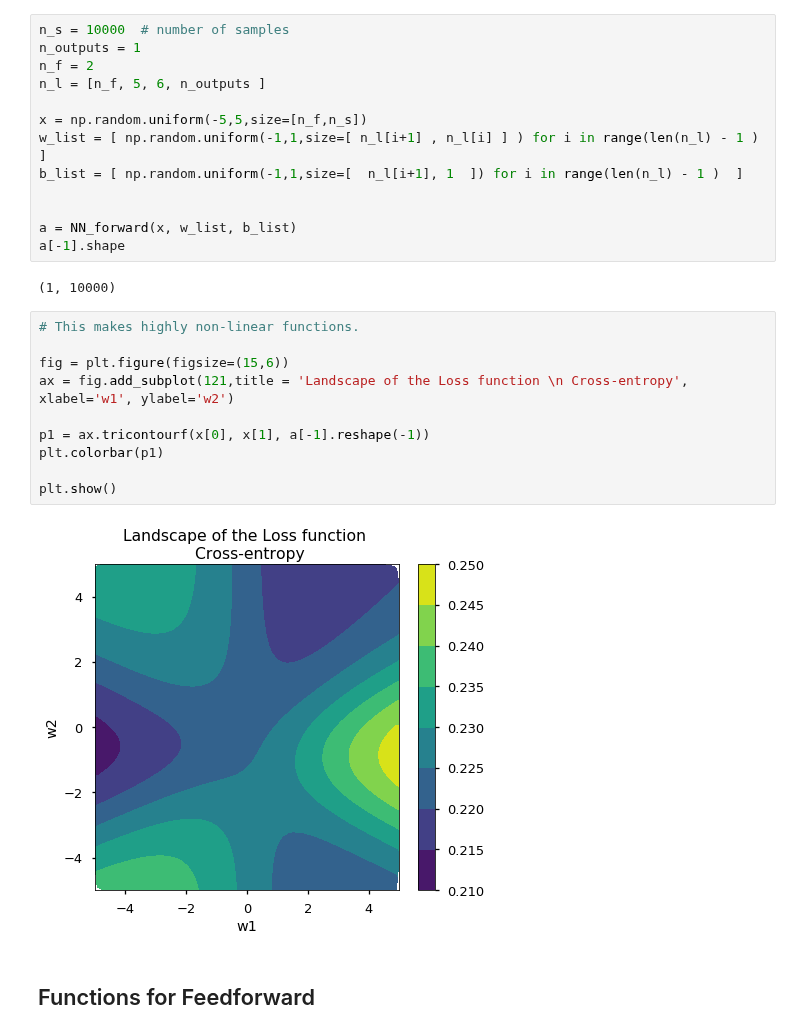
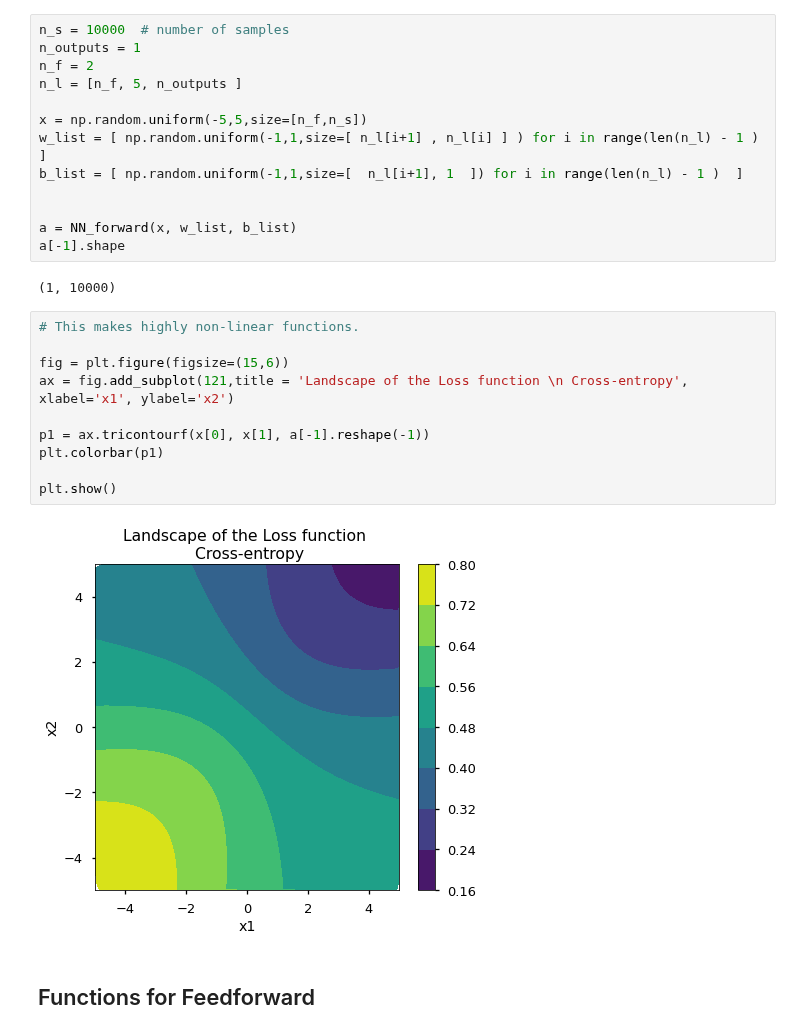
Before and after one commit to sraeisi/Machine_Learning_Physics_Winter20, a Jupyter notebook: Chpt4/NN_FeedForward.ipynb, the cells around one changed output. Cells and saved outputs as stored; diff of their text form.

```diff
--- a/Chpt4/NN_FeedForward.ipynb
+++ b/Chpt4/NN_FeedForward.ipynb
@@ -75,7 +75,7 @@ def NN_forward(X, w_list, b_list):
 n_s = 10000  # number of samples
 n_outputs = 1
 n_f = 2
-n_l = [n_f, 5, 6, n_outputs ]
+n_l = [n_f, 5, n_outputs ]
 
 x = np.random.uniform(-5,5,size=[n_f,n_s])
 w_list = [ np.random.uniform(-1,1,size=[ n_l[i+1] , n_l[i] ] ) for i in range(len(n_l) - 1 )  ]
@@ -89,15 +89,15 @@ a[-1].shape
 # %%
 # This makes highly non-linear functions.
 
 fig = plt.figure(figsize=(15,6))
-ax = fig.add_subplot(121,title = 'Landscape of the Loss function \n Cross-entropy', xlabel='w1', ylabel='w2')
+ax = fig.add_subplot(121,title = 'Landscape of the Loss function \n Cross-entropy', xlabel='x1', ylabel='x2')
 
 p1 = ax.tricontourf(x[0], x[1], a[-1].reshape(-1))
 plt.colorbar(p1)
 
 plt.show()
 # %% [output]
-[figure, old version]
+[figure, new version]
 # %% [markdown]
 ## Functions for Feedforward
 # %%
```
Also changed, not shown: parts of 7 cells of this notebook.
